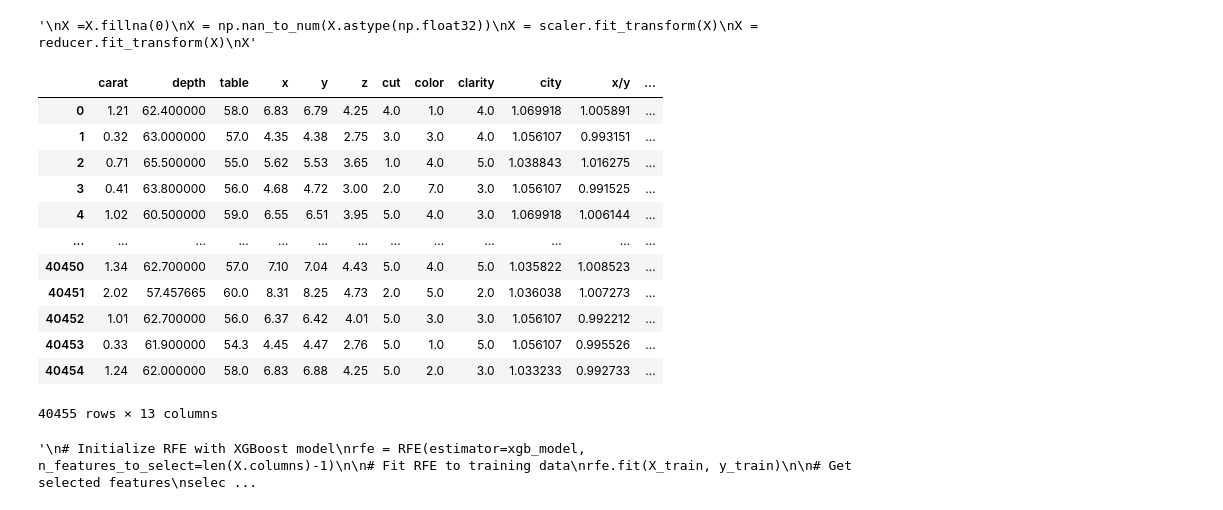
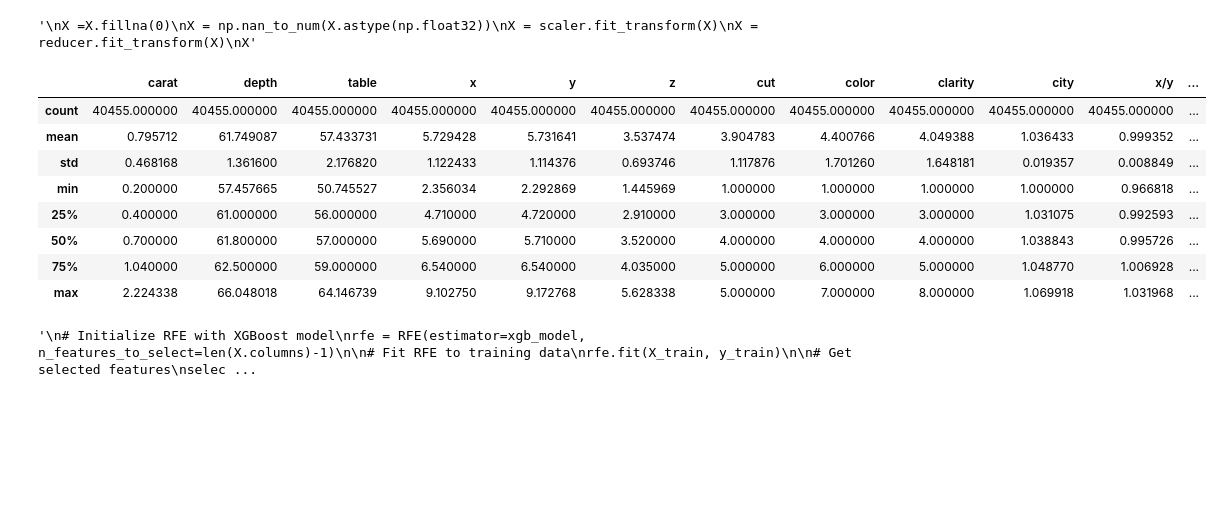
Before and after one commit to Rodrigo-Coloma/ih_datamadpt0923_project_m3, a Jupyter notebook: data_wrangling.ipynb, the cells around one changed output. Drawn from its saved outputs; the diff is of its cells as text; code cells hidden in the pictures; blank space fills up the shorter version.

```diff
--- a/data_wrangling.ipynb
+++ b/data_wrangling.ipynb
@@ -125,6 +179,3 @@ def sub_outlyers(df,deviations):
         df2.loc[df[col] < min,col] = min
         df2.loc[df[col] > max,col] = max
     return df2
-# %%
-clean_df[clean_df.drop('price',axis = 1 ).columns] = sub_outlyers(clean_df[clean_df.drop('price',axis = 1 ).columns],3)
-clean_df.describe()
@@ -132,0 +182,4 @@ NameError: name 'clean_df' is not defined
+# %%
+outlier_columns = ['carat','depth','table', 'x', 'y', 'z']
+clean_df[outlier_columns] = sub_outlyers(clean_df[outlier_columns],3)
+clean_df.describe()
@@ -257,21 +325,17 @@ X'''
 # %% [output]
 '\nX =X.fillna(0)\nX = np.nan_to_num(X.astype(np.float32))\nX = scaler.fit_transform(X)\nX = reducer.fit_transform(X)\nX'
 # %%
-X
+X.describe()
 # %% [output]
 |  | carat | depth | table | x | y | z | cut | color | clarity | city | x/y | ... |
-| 0 | 1.21 | 62.400000 | 58.0 | 6.83 | 6.79 | 4.25 | 4.0 | 1.0 | 4.0 | 1.069918 | 1.005891 | ... |
-| 1 | 0.32 | 63.000000 | 57.0 | 4.35 | 4.38 | 2.75 | 3.0 | 3.0 | 4.0 | 1.056107 | 0.993151 | ... |
-| 2 | 0.71 | 65.500000 | 55.0 | 5.62 | 5.53 | 3.65 | 1.0 | 4.0 | 5.0 | 1.038843 | 1.016275 | ... |
-| 3 | 0.41 | 63.800000 | 56.0 | 4.68 | 4.72 | 3.00 | 2.0 | 7.0 | 3.0 | 1.056107 | 0.991525 | ... |
-| 4 | 1.02 | 60.500000 | 59.0 | 6.55 | 6.51 | 3.95 | 5.0 | 4.0 | 3.0 | 1.069918 | 1.006144 | ... |
-| ... | ... | ... | ... | ... | ... | ... | ... | ... | ... | ... | ... | ... |
-| 40450 | 1.34 | 62.700000 | 57.0 | 7.10 | 7.04 | 4.43 | 5.0 | 4.0 | 5.0 | 1.035822 | 1.008523 | ... |
-| 40451 | 2.02 | 57.457665 | 60.0 | 8.31 | 8.25 | 4.73 | 2.0 | 5.0 | 2.0 | 1.036038 | 1.007273 | ... |
-| 40452 | 1.01 | 62.700000 | 56.0 | 6.37 | 6.42 | 4.01 | 5.0 | 3.0 | 3.0 | 1.056107 | 0.992212 | ... |
-| 40453 | 0.33 | 61.900000 | 54.3 | 4.45 | 4.47 | 2.76 | 5.0 | 1.0 | 5.0 | 1.056107 | 0.995526 | ... |
-| 40454 | 1.24 | 62.000000 | 58.0 | 6.83 | 6.88 | 4.25 | 5.0 | 2.0 | 3.0 | 1.033233 | 0.992733 | ... |
+| count | 40455.000000 | 40455.000000 | 40455.000000 | 40455.000000 | 40455.000000 | 40455.000000 | 40455.000000 | 40455.000000 | 40455.000000 | 40455.000000 | 40455.000000 | ... |
+| mean | 0.795712 | 61.749087 | 57.433731 | 5.729428 | 5.731641 | 3.537474 | 3.904783 | 4.400766 | 4.049388 | 1.036433 | 0.999352 | ... |
+| std | 0.468168 | 1.361600 | 2.176820 | 1.122433 | 1.114376 | 0.693746 | 1.117876 | 1.701260 | 1.648181 | 0.019357 | 0.008849 | ... |
+| min | 0.200000 | 57.457665 | 50.745527 | 2.356034 | 2.292869 | 1.445969 | 1.000000 | 1.000000 | 1.000000 | 1.000000 | 0.966818 | ... |
+| 25% | 0.400000 | 61.000000 | 56.000000 | 4.710000 | 4.720000 | 2.910000 | 3.000000 | 3.000000 | 3.000000 | 1.031075 | 0.992593 | ... |
+| 50% | 0.700000 | 61.800000 | 57.000000 | 5.690000 | 5.710000 | 3.520000 | 4.000000 | 4.000000 | 4.000000 | 1.038843 | 0.995726 | ... |
+| 75% | 1.040000 | 62.500000 | 59.000000 | 6.540000 | 6.540000 | 4.035000 | 5.000000 | 6.000000 | 5.000000 | 1.048770 | 1.006928 | ... |
+| max | 2.224338 | 66.048018 | 64.146739 | 9.102750 | 9.172768 | 5.628338 | 5.000000 | 7.000000 | 8.000000 | 1.069918 | 1.031968 | ... |
-40455 rows × 13 columns
 # %%
 
 # Split the data into training and testing sets
```
Also changed, not shown: parts of 14 cells of this notebook, 2 other files.
